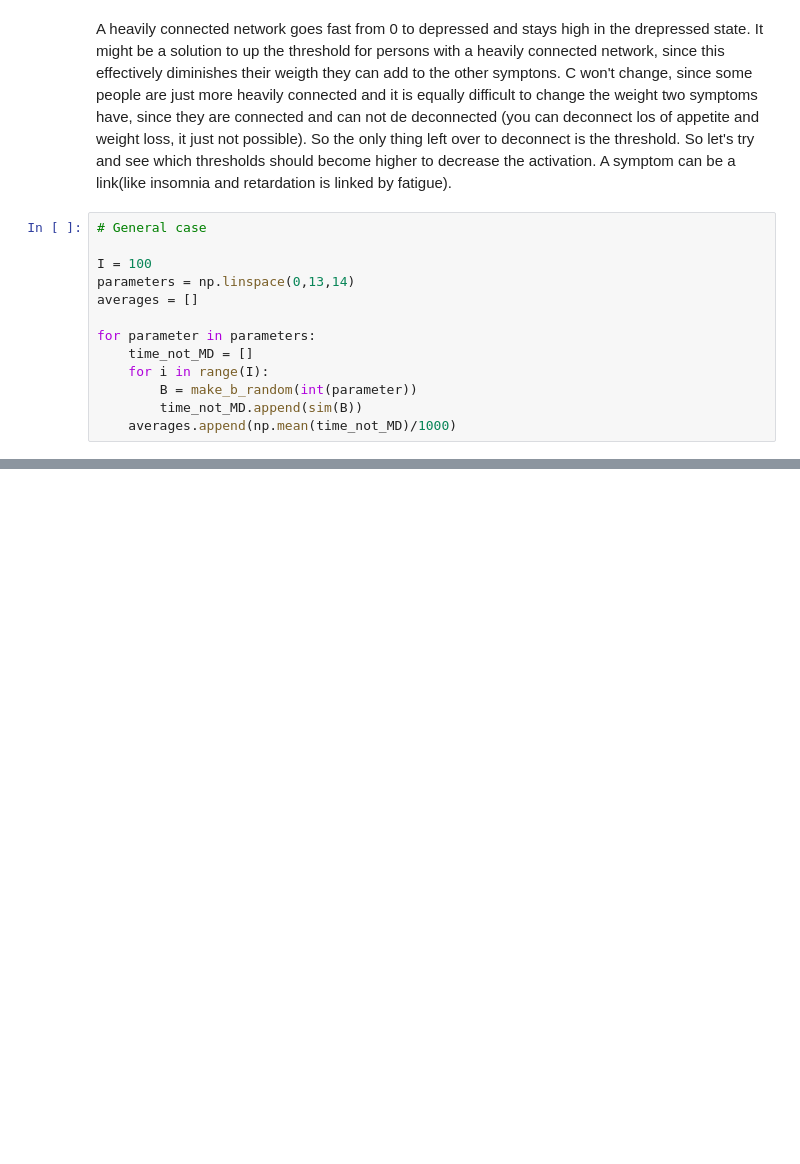
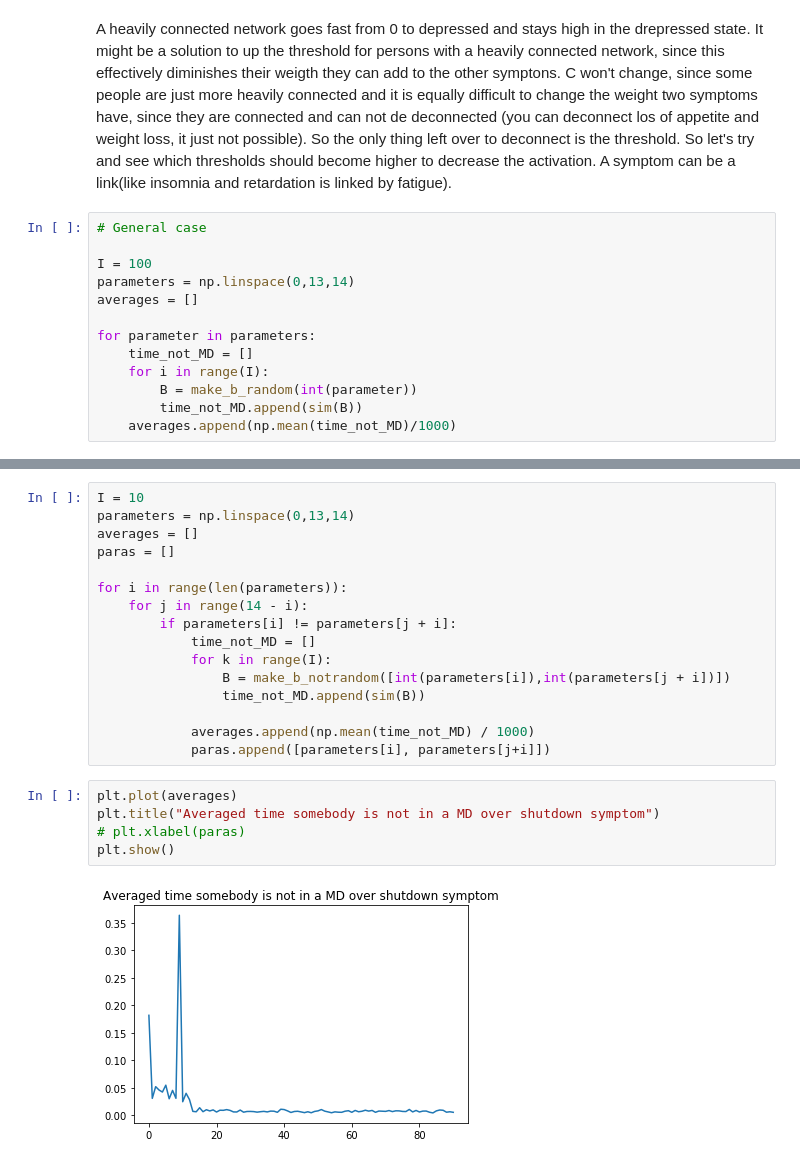
Before and after one commit to TamarTulp/Complex_systems, a Jupyter notebook: Code/Simulation 3.ipynb, the cells around one changed output, grey strips where cells are left out. Drawn from its saved outputs; the diff is of its cells as text; blank space fills up the shorter version.

```diff
--- a/Code/Simulation 3.ipynb
+++ b/Code/Simulation 3.ipynb
@@ -124,0 +138,23 @@ averages
+# %%
+I = 10
+parameters = np.linspace(0,13,14)
+averages = []
+paras = []
+
+for i in range(len(parameters)):
+    for j in range(14 - i):
+        if parameters[i] != parameters[j + i]:
+            time_not_MD = []
+            for k in range(I):
+                B = make_b_notrandom([int(parameters[i]),int(parameters[j + i])])
+                time_not_MD.append(sim(B))
+
+            averages.append(np.mean(time_not_MD) / 1000)
+            paras.append([parameters[i], parameters[j+i]])
+# %%
+plt.plot(averages)
+plt.title("Averaged time somebody is not in a MD over shutdown symptom")
+# plt.xlabel(paras)
+plt.show()
+# %% [output]
+[figure, added]
```
Also changed, not shown: parts of 10 cells of this notebook.
